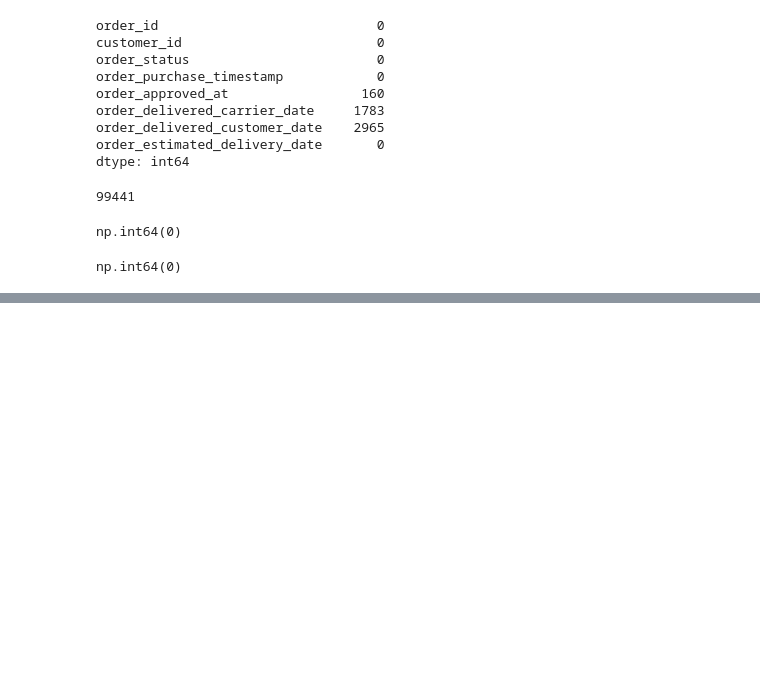
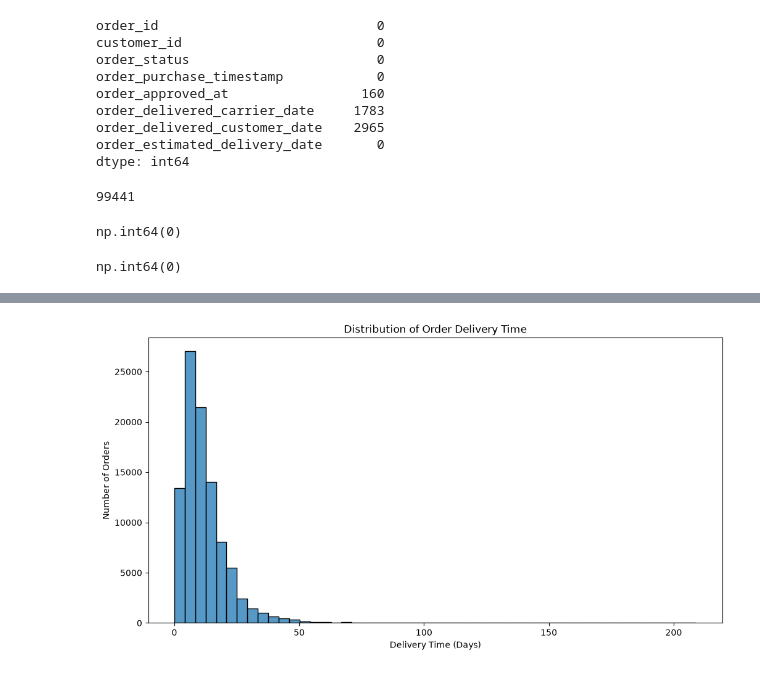
Before and after one commit to TanmayAggarwal87/E-commerce-Store-Anlaysis, a Jupyter notebook: notebooks/eda/06_orders_eda.ipynb, the cells around one changed output, grey strips where cells are left out. Drawn from its saved outputs; the diff is of its cells as text; code cells hidden in the pictures; blank space fills up the shorter version.

```diff
--- a/notebooks/eda/06_orders_eda.ipynb
+++ b/notebooks/eda/06_orders_eda.ipynb
@@ -47,0 +121,15 @@ np.int64(0)
+# %%
+orders["order_purchase_timestamp"] = pd.to_datetime(
+    orders["order_purchase_timestamp"]
+)
+orders["order_delivered_customer_date"] = pd.to_datetime(
+    orders["order_delivered_customer_date"]
+)
+
+delivered_orders = orders[orders["order_status"] == "delivered"].copy()
+delivered_orders["delivery_time_days"] = (
+    delivered_orders["order_delivered_customer_date"]
+    - delivered_orders["order_purchase_timestamp"]
+).dt.days
+
+delivered_orders["delivery_time_days"].describe()
@@ -47,0 +146,14 @@ np.int64(0)
+# %%
+plt.figure(figsize=(12, 6))
+sns.histplot(
+    data=delivered_orders,
+    x="delivery_time_days",
+    bins=50
+)
+plt.xlabel("Delivery Time (Days)")
+plt.ylabel("Number of Orders")
+plt.title("Distribution of Order Delivery Time")
+plt.savefig("../../output/charts/orders/delivery_time_distribution.png", dpi=300)
+plt.show()
+# %% [output]
+[figure, added]
```
Also changed, not shown: parts of 24 cells of this notebook, 7 other files.
